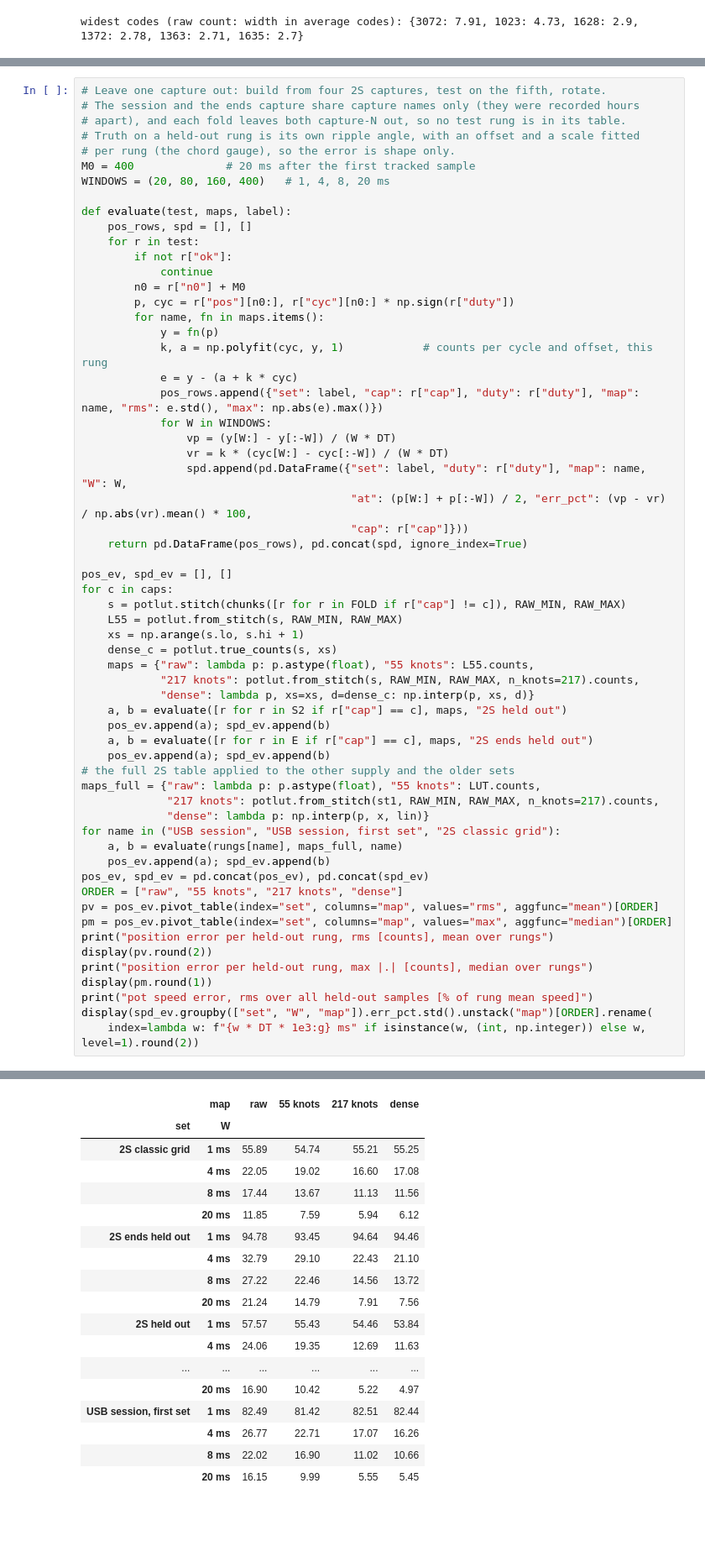
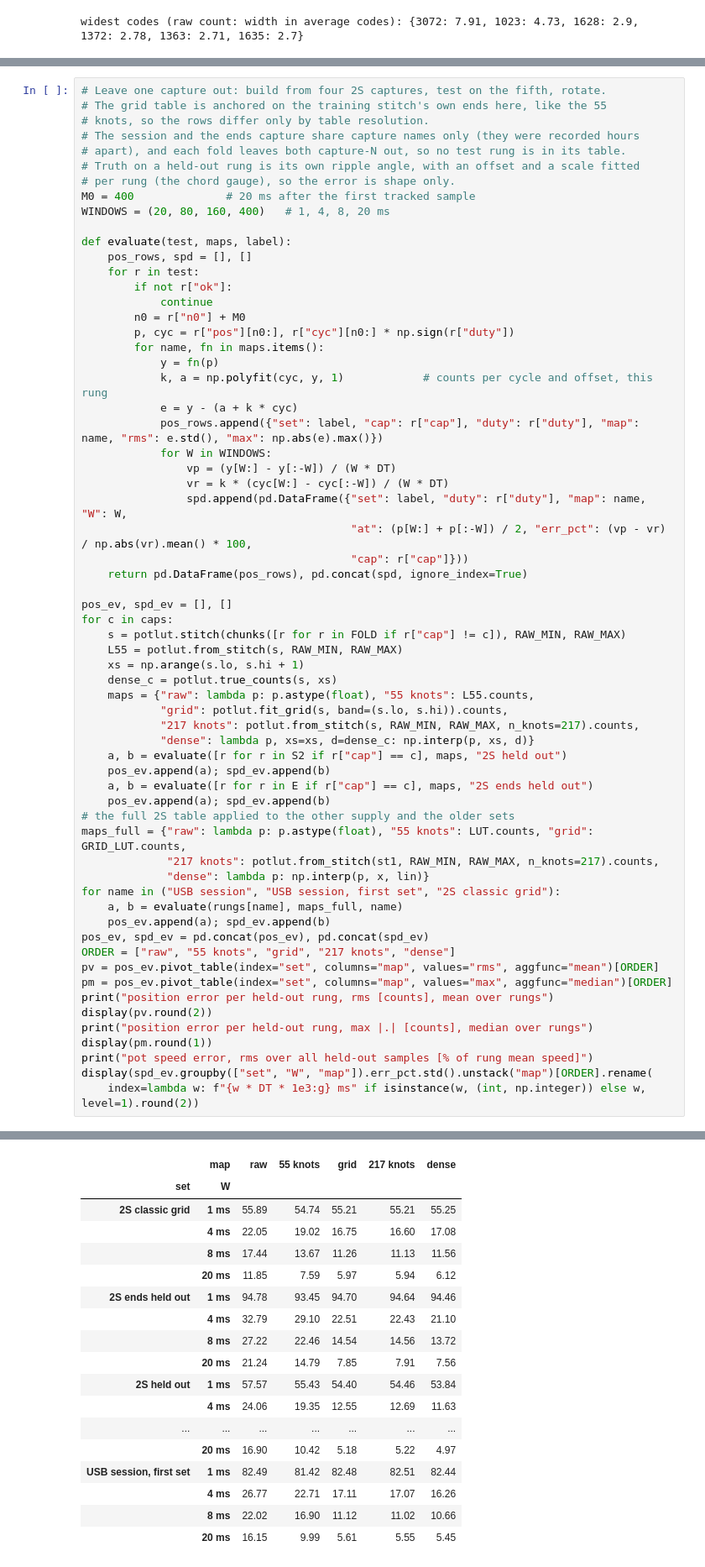
Before and after one commit to OpenServoCore/open-servo-core, a Jupyter notebook: notebooks/09-pot-linearization.ipynb, the cells around one changed output, grey strips where cells are left out. Shown at 84% size. Saved outputs shown, nothing was run; the diff lists cells and outputs as text; blank space fills up the shorter version.

```diff
--- a/notebooks/09-pot-linearization.ipynb
+++ b/notebooks/09-pot-linearization.ipynb
@@ -2036,6 +2188,8 @@ $$\hat v_{pot}[k] = \frac{\theta[k] - \theta[k - W]}{W\,T_s}$$
 scored against the ripple over the same window, in percent of the rung's mean speed.
 # %%
 # Leave one capture out: build from four 2S captures, test on the fifth, rotate.
+# The grid table is anchored on the training stitch's own ends here, like the 55
+# knots, so the rows differ only by table resolution.
 # The session and the ends capture share capture names only (they were recorded hours
 # apart), and each fold leaves both capture-N out, so no test rung is in its table.
 # Truth on a held-out rung is its own ripple angle, with an offset and a scale fitted
@@ -2070,6 +2224,7 @@ for c in caps:
     xs = np.arange(s.lo, s.hi + 1)
     dense_c = potlut.true_counts(s, xs)
     maps = {"raw": lambda p: p.astype(float), "55 knots": L55.counts,
+            "grid": potlut.fit_grid(s, band=(s.lo, s.hi)).counts,
             "217 knots": potlut.from_stitch(s, RAW_MIN, RAW_MAX, n_knots=217).counts,
             "dense": lambda p, xs=xs, d=dense_c: np.interp(p, xs, d)}
     a, b = evaluate([r for r in S2 if r["cap"] == c], maps, "2S held out")
@@ -2077,14 +2232,14 @@ for c in caps:
     a, b = evaluate([r for r in E if r["cap"] == c], maps, "2S ends held out")
     pos_ev.append(a); spd_ev.append(b)
 # the full 2S table applied to the other supply and the older sets
-maps_full = {"raw": lambda p: p.astype(float), "55 knots": LUT.counts,
+maps_full = {"raw": lambda p: p.astype(float), "55 knots": LUT.counts, "grid": GRID_LUT.counts,
              "217 knots": potlut.from_stitch(st1, RAW_MIN, RAW_MAX, n_knots=217).counts,
              "dense": lambda p: np.interp(p, x, lin)}
 for name in ("USB session", "USB session, first set", "2S classic grid"):
     a, b = evaluate(rungs[name], maps_full, name)
     pos_ev.append(a); spd_ev.append(b)
 pos_ev, spd_ev = pd.concat(pos_ev), pd.concat(spd_ev)
-ORDER = ["raw", "55 knots", "217 knots", "dense"]
+ORDER = ["raw", "55 knots", "grid", "217 knots", "dense"]
 pv = pos_ev.pivot_table(index="set", columns="map", values="rms", aggfunc="mean")[ORDER]
 pm = pos_ev.pivot_table(index="set", columns="map", values="max", aggfunc="median")[ORDER]
 print("position error per held-out rung, rms [counts], mean over rungs")
@@ -2114,22 +2269,22 @@ position error per held-out rung, max |.| [counts], median over rungs
 pot speed error, rms over all held-out samples [% of rung mean speed]
-|  | map | raw | 55 knots | 217 knots | dense |
-| set | W |  |  |  |  |
-| 2S classic grid | 1 ms | 55.89 | 54.74 | 55.21 | 55.25 |
-|  | 4 ms | 22.05 | 19.02 | 16.60 | 17.08 |
-|  | 8 ms | 17.44 | 13.67 | 11.13 | 11.56 |
-|  | 20 ms | 11.85 | 7.59 | 5.94 | 6.12 |
-| 2S ends held out | 1 ms | 94.78 | 93.45 | 94.64 | 94.46 |
-|  | 4 ms | 32.79 | 29.10 | 22.43 | 21.10 |
-|  | 8 ms | 27.22 | 22.46 | 14.56 | 13.72 |
-|  | 20 ms | 21.24 | 14.79 | 7.91 | 7.56 |
-| 2S held out | 1 ms | 57.57 | 55.43 | 54.46 | 53.84 |
-|  | 4 ms | 24.06 | 19.35 | 12.69 | 11.63 |
-| ... | ... | ... | ... | ... | ... |
-|  | 20 ms | 16.90 | 10.42 | 5.22 | 4.97 |
-| USB session, first set | 1 ms | 82.49 | 81.42 | 82.51 | 82.44 |
-|  | 4 ms | 26.77 | 22.71 | 17.07 | 16.26 |
-|  | 8 ms | 22.02 | 16.90 | 11.02 | 10.66 |
-|  | 20 ms | 16.15 | 9.99 | 5.55 | 5.45 |
+|  | map | raw | 55 knots | grid | 217 knots | dense |
+| set | W |  |  |  |  |  |
+| 2S classic grid | 1 ms | 55.89 | 54.74 | 55.21 | 55.21 | 55.25 |
+|  | 4 ms | 22.05 | 19.02 | 16.75 | 16.60 | 17.08 |
+|  | 8 ms | 17.44 | 13.67 | 11.26 | 11.13 | 11.56 |
+|  | 20 ms | 11.85 | 7.59 | 5.97 | 5.94 | 6.12 |
+| 2S ends held out | 1 ms | 94.78 | 93.45 | 94.70 | 94.64 | 94.46 |
+|  | 4 ms | 32.79 | 29.10 | 22.51 | 22.43 | 21.10 |
+|  | 8 ms | 27.22 | 22.46 | 14.54 | 14.56 | 13.72 |
+|  | 20 ms | 21.24 | 14.79 | 7.85 | 7.91 | 7.56 |
+| 2S held out | 1 ms | 57.57 | 55.43 | 54.40 | 54.46 | 53.84 |
+|  | 4 ms | 24.06 | 19.35 | 12.55 | 12.69 | 11.63 |
+| ... | ... | ... | ... | ... | ... | ... |
+|  | 20 ms | 16.90 | 10.42 | 5.18 | 5.22 | 4.97 |
+| USB session, first set | 1 ms | 82.49 | 81.42 | 82.48 | 82.51 | 82.44 |
+|  | 4 ms | 26.77 | 22.71 | 17.11 | 17.07 | 16.26 |
+|  | 8 ms | 22.02 | 16.90 | 11.12 | 11.02 | 10.66 |
+|  | 20 ms | 16.15 | 9.99 | 5.61 | 5.55 | 5.45 |
 # %% [markdown]
 Position gets much better. On held-out session captures the rms error per rung goes from 16.5 counts
 raw to 4.7 with 55 knots and 2.9 with the dense curve, and the worst sample per rung from 46 to 18 to 12.
```
Also changed, not shown: parts of 15 cells of this notebook, 1 other file.
